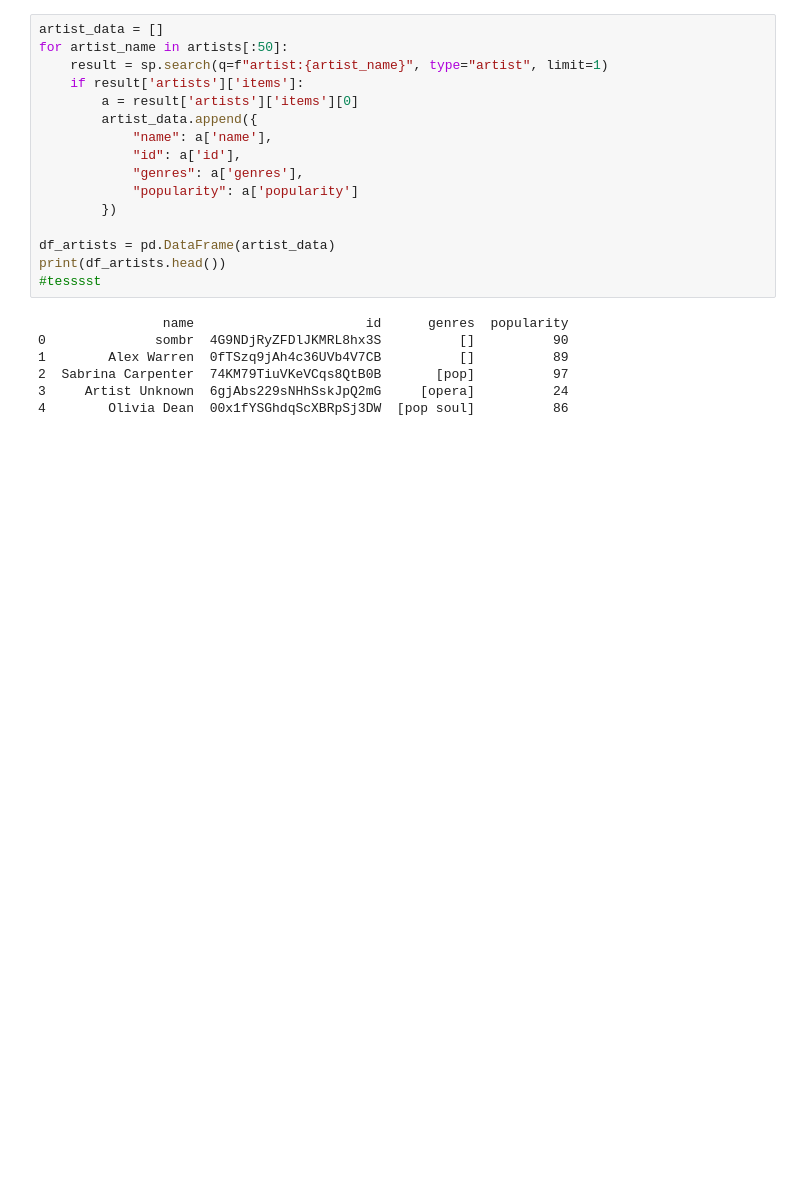
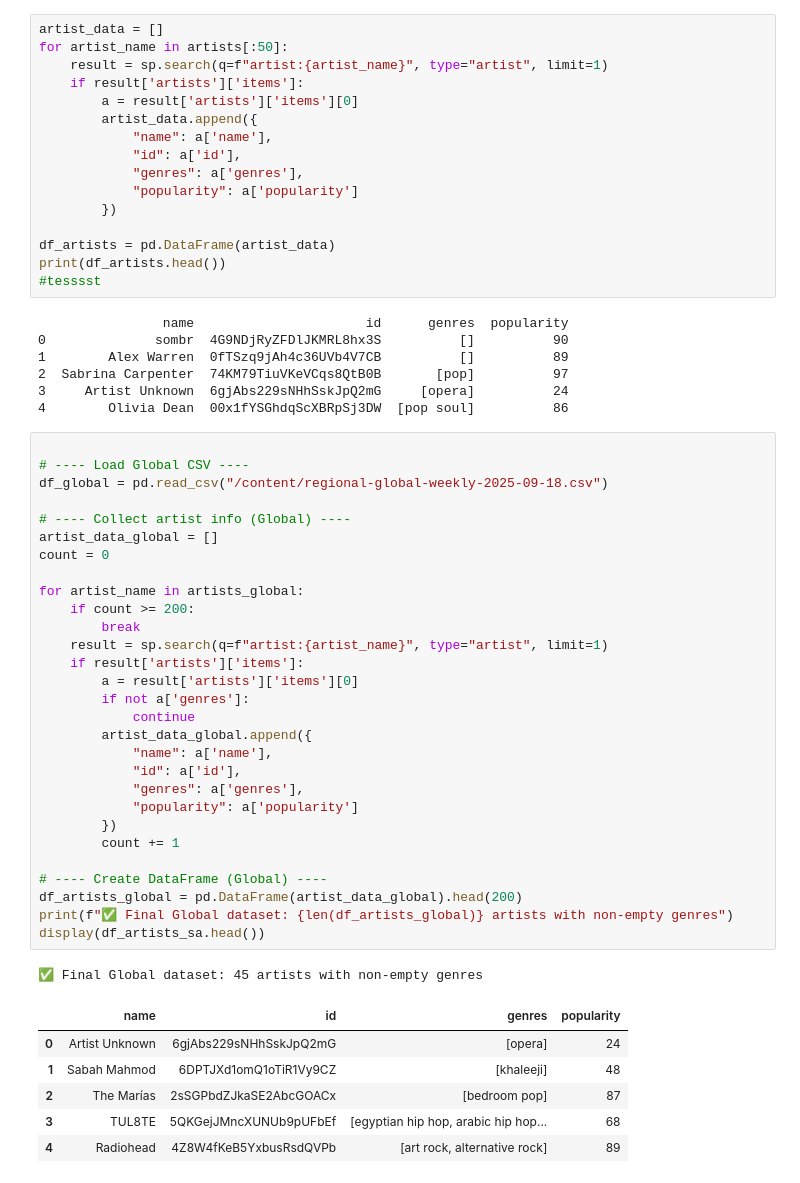
Before and after one commit to aljoharas/datascience, a Jupyter notebook: spotifyproject.ipynb, the cells around one changed output. Saved outputs shown, nothing was run; the diff lists cells and outputs as text; blank space fills up the shorter version.

```diff
--- a/spotifyproject.ipynb
+++ b/spotifyproject.ipynb
@@ -86,3 +86,40 @@ print(df_artists.head())
 2  Sabrina Carpenter  74KM79TiuVKeVCqs8QtB0B       [pop]          97
 3     Artist Unknown  6gjAbs229sNHhSskJpQ2mG     [opera]          24
 4        Olivia Dean  00x1fYSGhdqScXBRpSj3DW  [pop soul]          86
+# %%
+
+# ---- Load Global CSV ----
+df_global = pd.read_csv("/content/regional-global-weekly-2025-09-18.csv")
+
+# ---- Collect artist info (Global) ----
+artist_data_global = []
+count = 0
+
+for artist_name in artists_global:
+    if count >= 200:
+        break
+    result = sp.search(q=f"artist:{artist_name}", type="artist", limit=1)
+    if result['artists']['items']:
+        a = result['artists']['items'][0]
+        if not a['genres']:
+            continue
+        artist_data_global.append({
+            "name": a['name'],
+            "id": a['id'],
+            "genres": a['genres'],
+            "popularity": a['popularity']
+        })
+        count += 1
+
+# ---- Create DataFrame (Global) ----
+df_artists_global = pd.DataFrame(artist_data_global).head(200)
+print(f"✅ Final Global dataset: {len(df_artists_global)} artists with non-empty genres")
+display(df_artists_sa.head())
+# %% [output]
+✅ Final Global dataset: 45 artists with non-empty genres
+|  | name | id | genres | popularity |
+| 0 | Artist Unknown | 6gjAbs229sNHhSskJpQ2mG | [opera] | 24 |
+| 1 | Sabah Mahmod | 6DPTJXd1omQ1oTiR1Vy9CZ | [khaleeji] | 48 |
+| 2 | The Marías | 2sSGPbdZJkaSE2AbcGOACx | [bedroom pop] | 87 |
+| 3 | TUL8TE | 5QKGejJMncXUNUb9pUFbEf | [egyptian hip hop, arabic hip hop... | 68 |
+| 4 | Radiohead | 4Z8W4fKeB5YxbusRsdQVPb | [art rock, alternative rock] | 89 |
```
Also changed, not shown: parts of 1 cell of this notebook.
